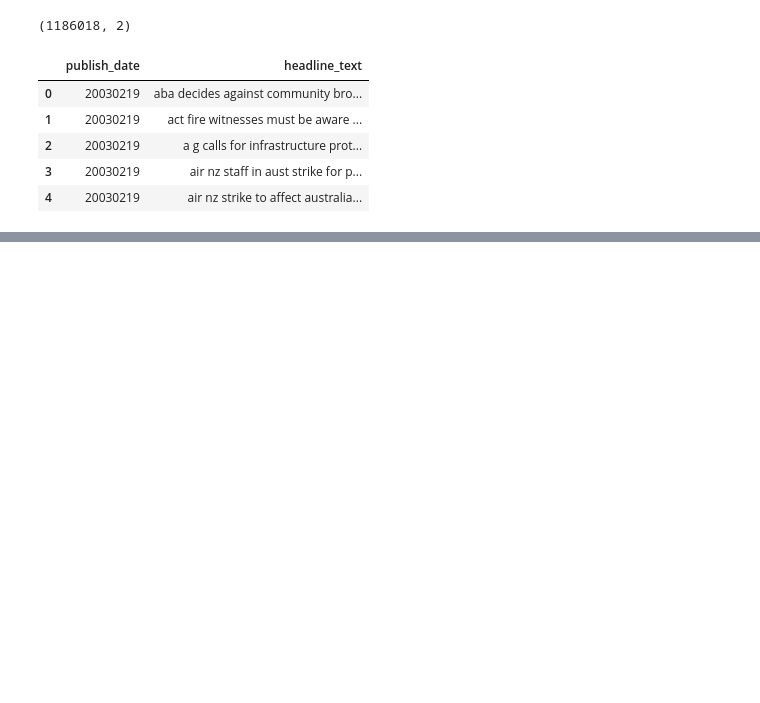
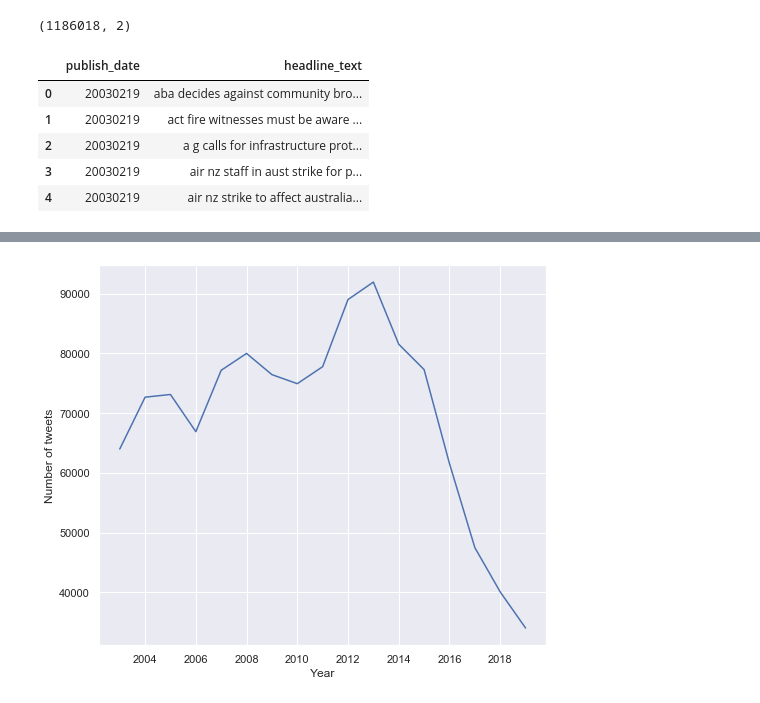
Before and after one commit to bhparijat/topic-modelling, a Jupyter notebook: topic modelling using LDA.ipynb, the cells around one changed output, grey strips where cells are left out. Drawn from its saved outputs; the diff is of its cells as text; code cells hidden in the pictures; blank space fills up the shorter version.

Commit message:
fixed visualization

```diff
--- a/topic modelling using LDA.ipynb
+++ b/topic modelling using LDA.ipynb
@@ -24,3 +26,5 @@ data.head()
 | 2 | 20030219 | a g calls for infrastructure prot... |
 | 3 | 20030219 | air nz staff in aust strike for p... |
 | 4 | 20030219 | air nz strike to affect australia... |
+# %%
+data['date'] = data.publish_date.apply(lambda x:pd.to_datetime(str(x)))
@@ -26,0 +44,3 @@ data.head()
+# %%
+year_freq = data['date'].apply(lambda x : x.year)
+year_freq = year_freq.value_counts()
@@ -26,0 +68,9 @@ data.head()
+# %%
+plt.figure(figsize=(8,7))
+plt.xlabel("Year")
+plt.ylabel("Number of tweets")
+sns.set()
+sns.lineplot(x = year_freq.index,y = year_freq.values)
+plt.show()
+# %% [output]
+[figure, added]
```
Also changed, not shown: parts of 8 cells of this notebook.
